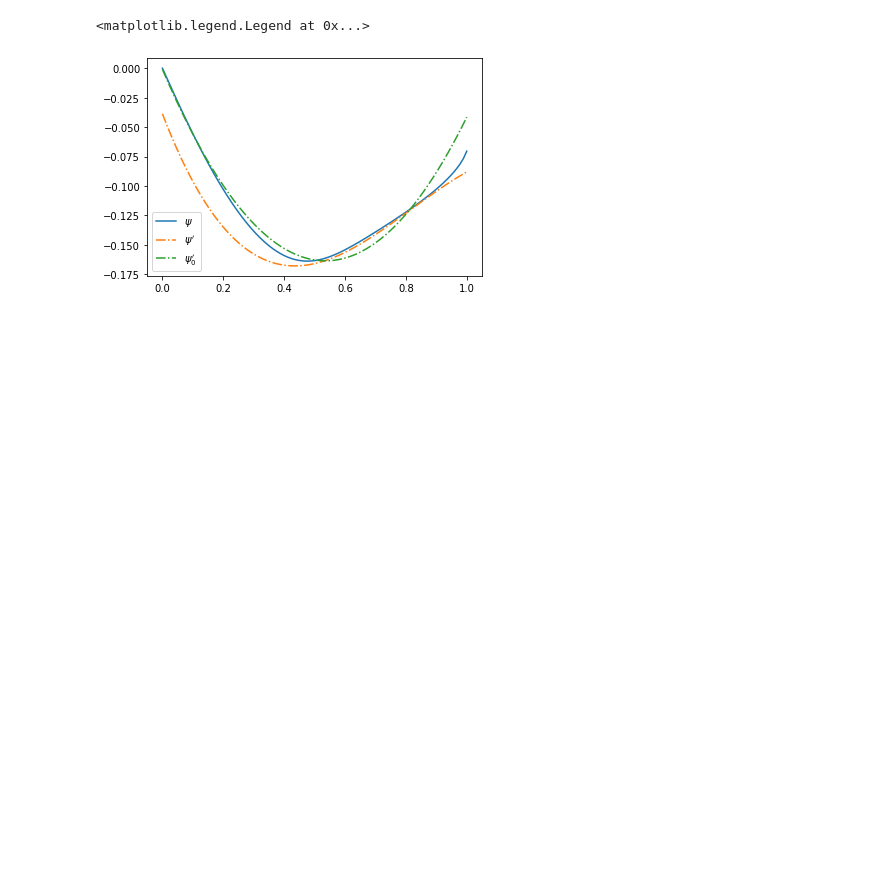
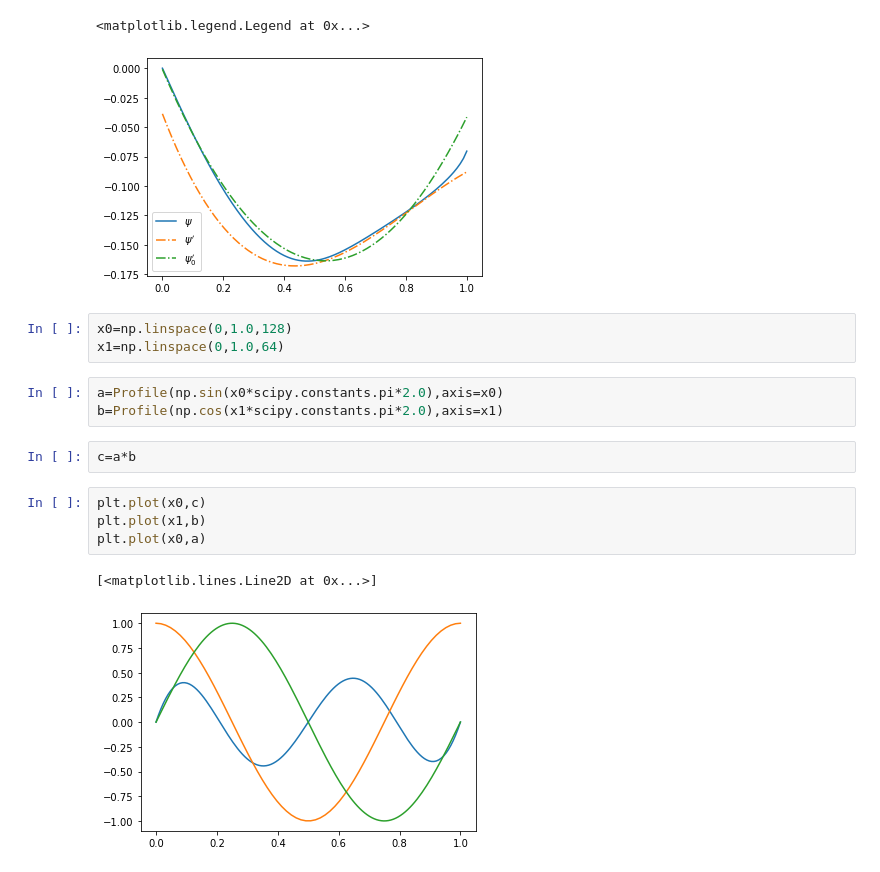
Before and after one commit to fusion-yun/fytok_old, a Jupyter notebook: examples/fytok.ipynb, the cells around one changed output. Drawn from its saved outputs; the diff is of its cells as text; blank space fills up the shorter version.

```diff
--- a/examples/fytok.ipynb
+++ b/examples/fytok.ipynb
@@ -125,3 +127,18 @@ plt.legend()
 # %% [output]
 <matplotlib.legend.Legend at 0x...>
 [figure]
+# %%
+x0=np.linspace(0,1.0,128)
+x1=np.linspace(0,1.0,64)
+# %%
+a=Profile(np.sin(x0*scipy.constants.pi*2.0),axis=x0)
+b=Profile(np.cos(x1*scipy.constants.pi*2.0),axis=x1)
+# %%
+c=a*b
+# %%
+plt.plot(x0,c)
+plt.plot(x1,b)
+plt.plot(x0,a)
+# %% [output]
+[<matplotlib.lines.Line2D at 0x...>]
+[figure, added]
```
Also changed, not shown: parts of 5 cells of this notebook, 9 other files.
